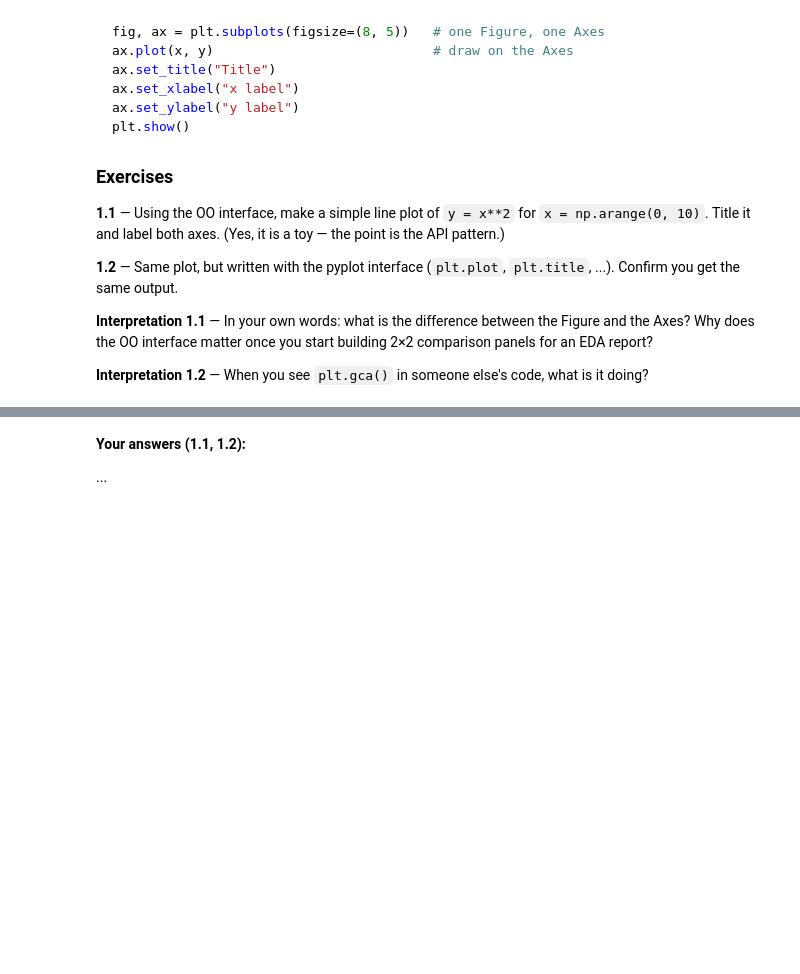
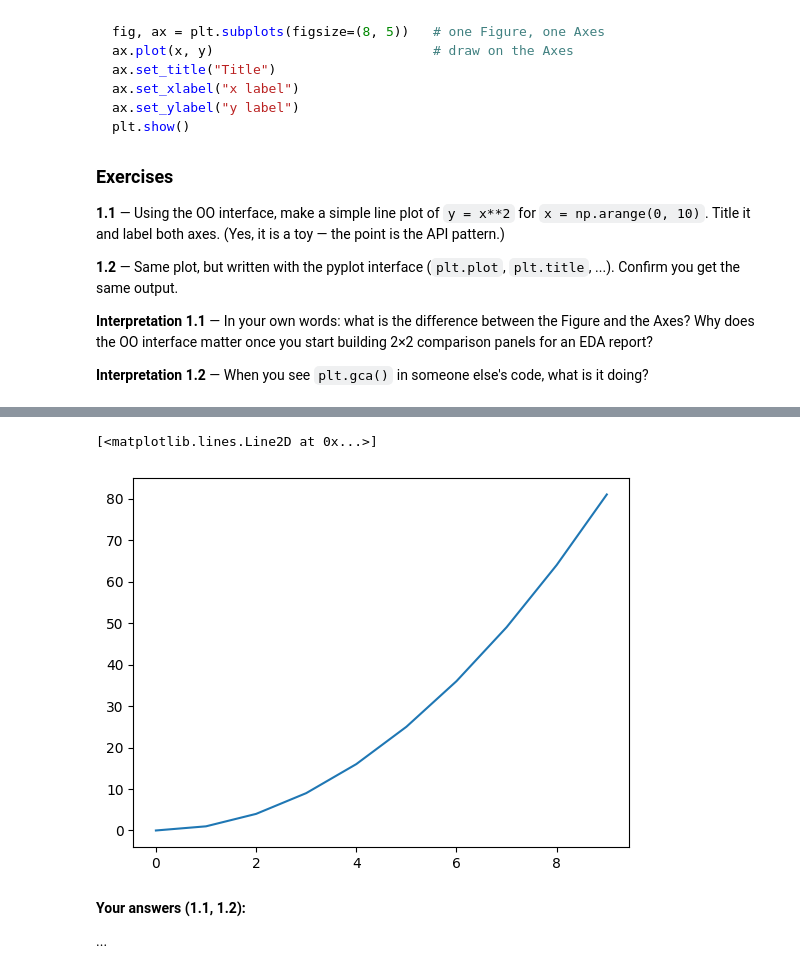
Before and after one commit to smallchuch/CreditRiskLearning, a Jupyter notebook: Learning Journey/1.5 Matplotlib + Seaborn/matplotlib_seaborn_practice_home_credit.ipynb, the cells around one changed output, grey strips where cells are left out. Drawn from its saved outputs; the diff is of its cells as text; code cells hidden in the pictures; blank space fills up the shorter version.

Commit message:
Working through matplotlib

```diff
--- a/Learning Journey/1.5 Matplotlib + Seaborn/matplotlib_seaborn_practice_home_credit.ipynb
+++ b/Learning Journey/1.5 Matplotlib + Seaborn/matplotlib_seaborn_practice_home_credit.ipynb
@@ -103,5 +130,10 @@ plt.show()
 # %%
 # Ex 1.2 — pyplot interface
+
+plt.plot(x, x**2)
+# %% [output]
+[<matplotlib.lines.Line2D at 0x...>]
+[figure, added]
 # %% [markdown]
 **Your answers (1.1, 1.2):**
 
```
Also changed, not shown: parts of 10 cells of this notebook, 2 other files.
